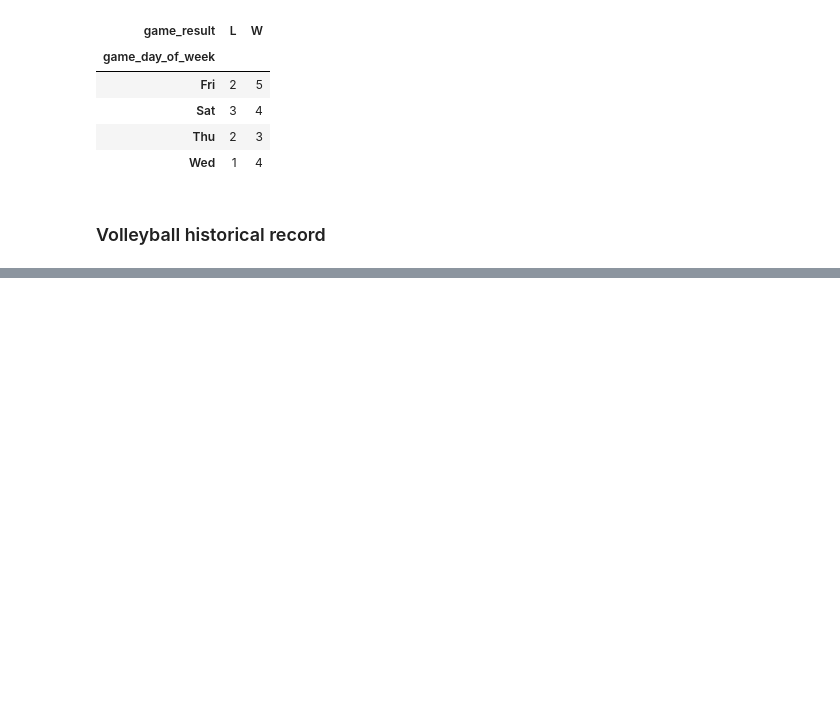
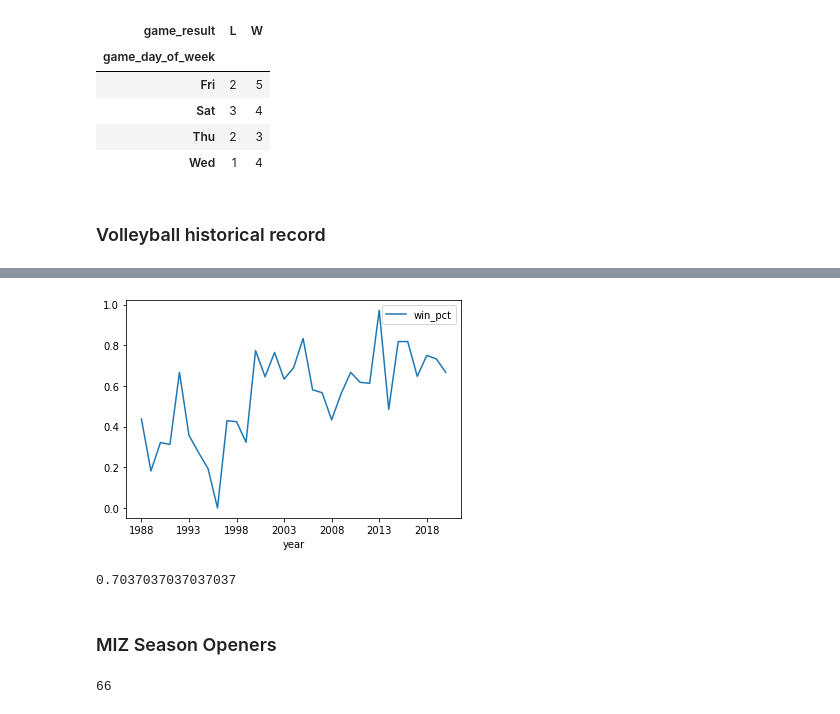
Before and after one commit to gcdean38/MSM_python, a Jupyter notebook: kcou/volleyball/w_volleyball.ipynb, the cells around one changed output, grey strips where cells are left out. Drawn from its saved outputs; the diff is of its cells as text; code cells hidden in the pictures; blank space fills up the shorter version.

```diff
--- a/kcou/volleyball/w_volleyball.ipynb
+++ b/kcou/volleyball/w_volleyball.ipynb
@@ -286,0 +292,6 @@ pd.crosstab(index = miz_hist_record['total_sets'], columns = miz_hist_record['ga
+# %%
+base_schedule_url = 'https://mutigers.com/sports/womens-volleyball/schedule/'
+schedule_urls = []
+for year in rec_years:
+    miz_schedule_url = base_schedule_url+year
+    schedule_urls.append(miz_schedule_url)
@@ -286,0 +356,13 @@ pd.crosstab(index = miz_hist_record['total_sets'], columns = miz_hist_record['ga
+# %%
+miz_hist_record_full['year'] = rec_year_list
+miz_hist_record_full['wins'] = record_list
+
+miz_hist_record_full[['wins','losses']] = miz_hist_record_full['wins'].str.split('-',expand=True,n=1)
+# %%
+#miz_hist_record_full['year'] = pd.to_numeric(miz_hist_record_full['year'])
+miz_hist_record_full['wins'] = pd.to_numeric(miz_hist_record_full['wins'])
+miz_hist_record_full['losses'] = pd.to_numeric(miz_hist_record_full['losses'])
+miz_hist_record_full['total_games'] = (miz_hist_record_full['wins'] + miz_hist_record_full['losses'])
+miz_hist_record_full['total_games'] = pd.to_numeric(miz_hist_record_full['total_games'])
+# %%
+miz_hist_record_full['win_pct'] = miz_hist_record_full['wins'] / miz_hist_record_full['total_games']
@@ -286,0 +389,11 @@ pd.crosstab(index = miz_hist_record['total_sets'], columns = miz_hist_record['ga
+# %%
+miz_hist_record_full.plot(x="year", y="win_pct")
+plt.show()
+# %% [output]
+[figure, added]
+# %%
+sum(miz_hist_record_full['wins'][-2:]) / sum(miz_hist_record_full['total_games'][-2:])
+# %% [output]
+0.7037037037037037
+# %% [markdown]
+### MIZ Season Openers
@@ -286,0 +451,4 @@ pd.crosstab(index = miz_hist_record['total_sets'], columns = miz_hist_record['ga
+# %%
+len(opponent_list_so)
+# %% [output]
+66
```
Also changed, not shown: parts of 17 cells of this notebook, 3 other files.
